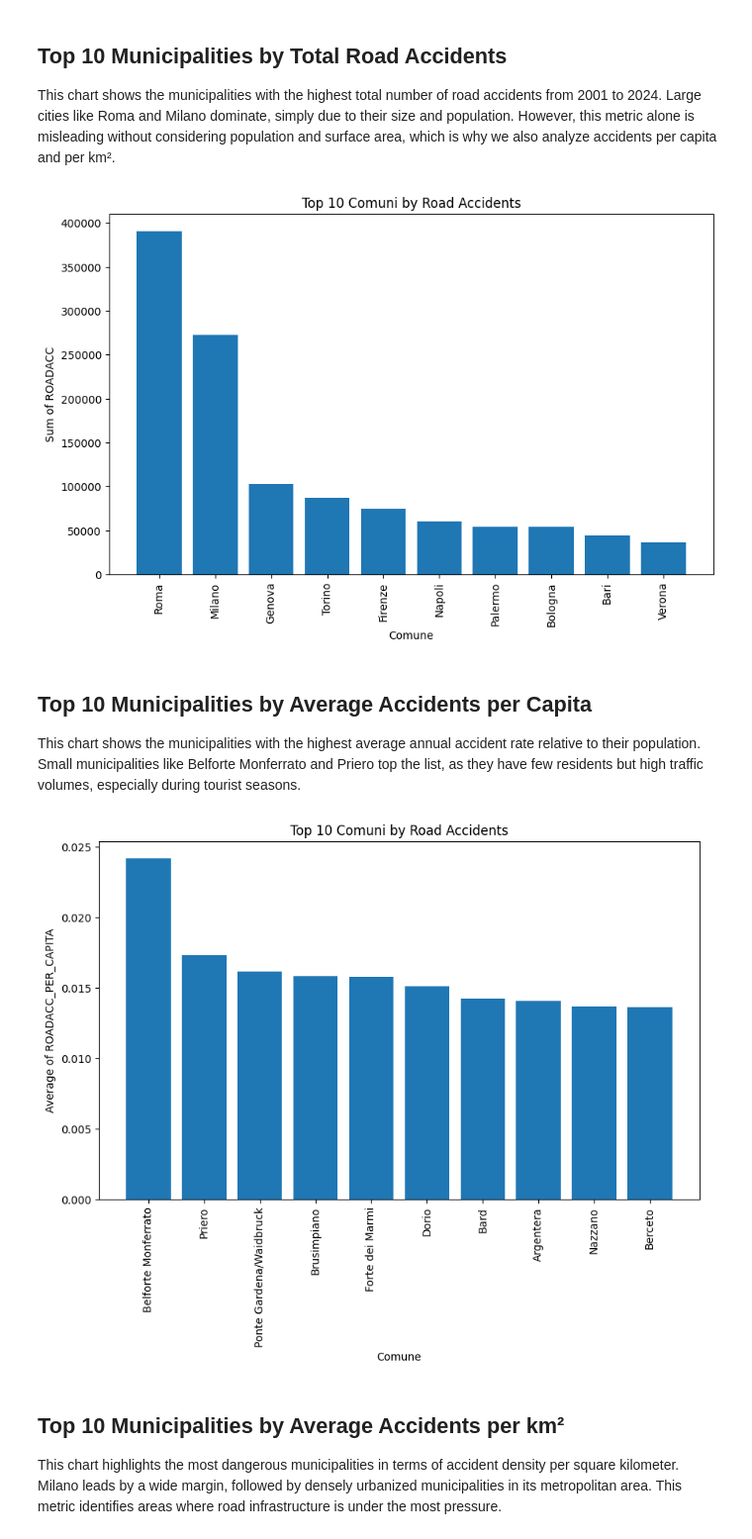
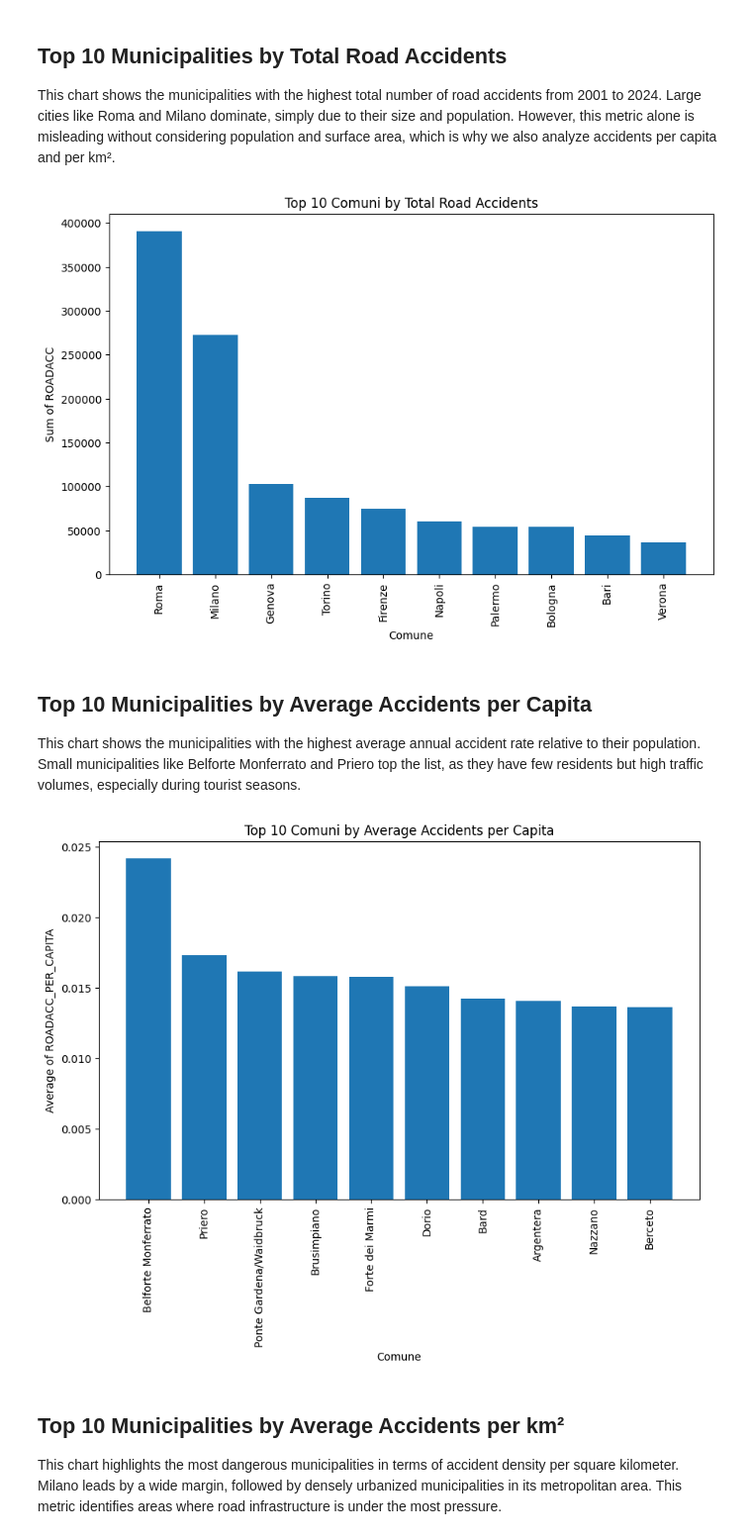
Before and after one commit to gionatacogoli/capstone_project, a Jupyter notebook: notebooks/03_eda.ipynb, the cells around one changed output. Shown at 99% size. Drawn from its saved outputs; the diff is of its cells as text; code cells hidden in the pictures.

Commit message:
Clean up EDA notebook: remove unused import, add intro markdown and fix chart titles

```diff
--- a/notebooks/03_eda.ipynb
+++ b/notebooks/03_eda.ipynb
@@ -63,11 +70,11 @@ plt.figure(figsize=(10,6))
 plt.bar(df_merged_istat_data_comuni_name_groupby_top_10_Comune_sum_roadacc['Comune'], df_merged_istat_data_comuni_name_groupby_top_10_Comune_sum_roadacc['ROADACC'])
 plt.xlabel('Comune')
 plt.ylabel('Sum of ROADACC')
-plt.title('Top 10 Comuni by Road Accidents')
+plt.title('Top 10 Comuni by Total Road Accidents')
 plt.xticks(rotation=90)
 plt.show()
 # %% [output]
-[figure, old version]
+[figure, new version]
 # %% [markdown]
 ## Top 10 Municipalities by Average Accidents per Capita
 This chart shows the municipalities with the highest average annual accident rate relative to their population.
@@ -75,17 +82,17 @@ Small municipalities like Belforte Monferrato and Priero top the list, as they h
 # %%
 # group the df_merged_istat_data_comuni_name dataframe by 'Comune' and mean the 'ROADACC_PER_CAPITA' column
 df_merged_istat_data_comuni_name_groupby_top_10_Comune_sum_roadacc_per_capita=df_merged_istat_data_comuni_name.groupby('Comune')['ROADACC_PER_CAPITA'].mean().reset_index().sort_values(by='ROADACC_PER_CAPITA', ascending=False).head(10)
 
 # visualize df_merged_istat_data_comuni_name_groupby_top_10_Comune_sum_roadacc_per_capita using a bar plot
 plt.figure(figsize=(10,6))
 plt.bar(df_merged_istat_data_comuni_name_groupby_top_10_Comune_sum_roadacc_per_capita['Comune'], df_merged_istat_data_comuni_name_groupby_top_10_Comune_sum_roadacc_per_capita['ROADACC_PER_CAPITA'])
 plt.xlabel('Comune')
 plt.ylabel('Average of ROADACC_PER_CAPITA')
-plt.title('Top 10 Comuni by Road Accidents')
+plt.title('Top 10 Comuni by Average Accidents per Capita')
 plt.xticks(rotation=90)
 plt.show()
 # %% [output]
-[figure, old version]
+[figure, new version]
 # %% [markdown]
 ## Top 10 Municipalities by Average Accidents per km²
 This chart highlights the most dangerous municipalities in terms of accident density per square kilometer.
```
Also changed, not shown: parts of 3 cells of this notebook, 2 other files.
